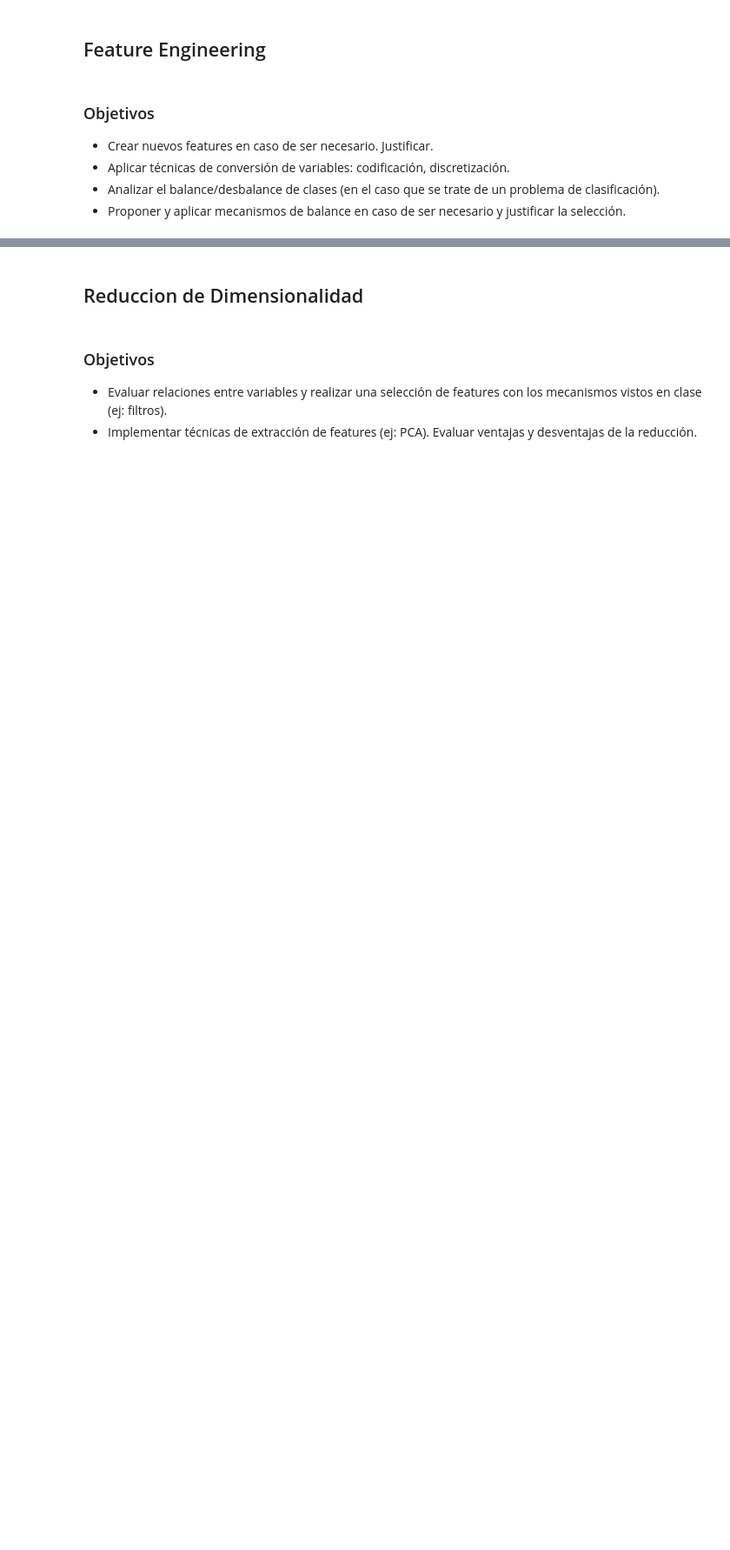
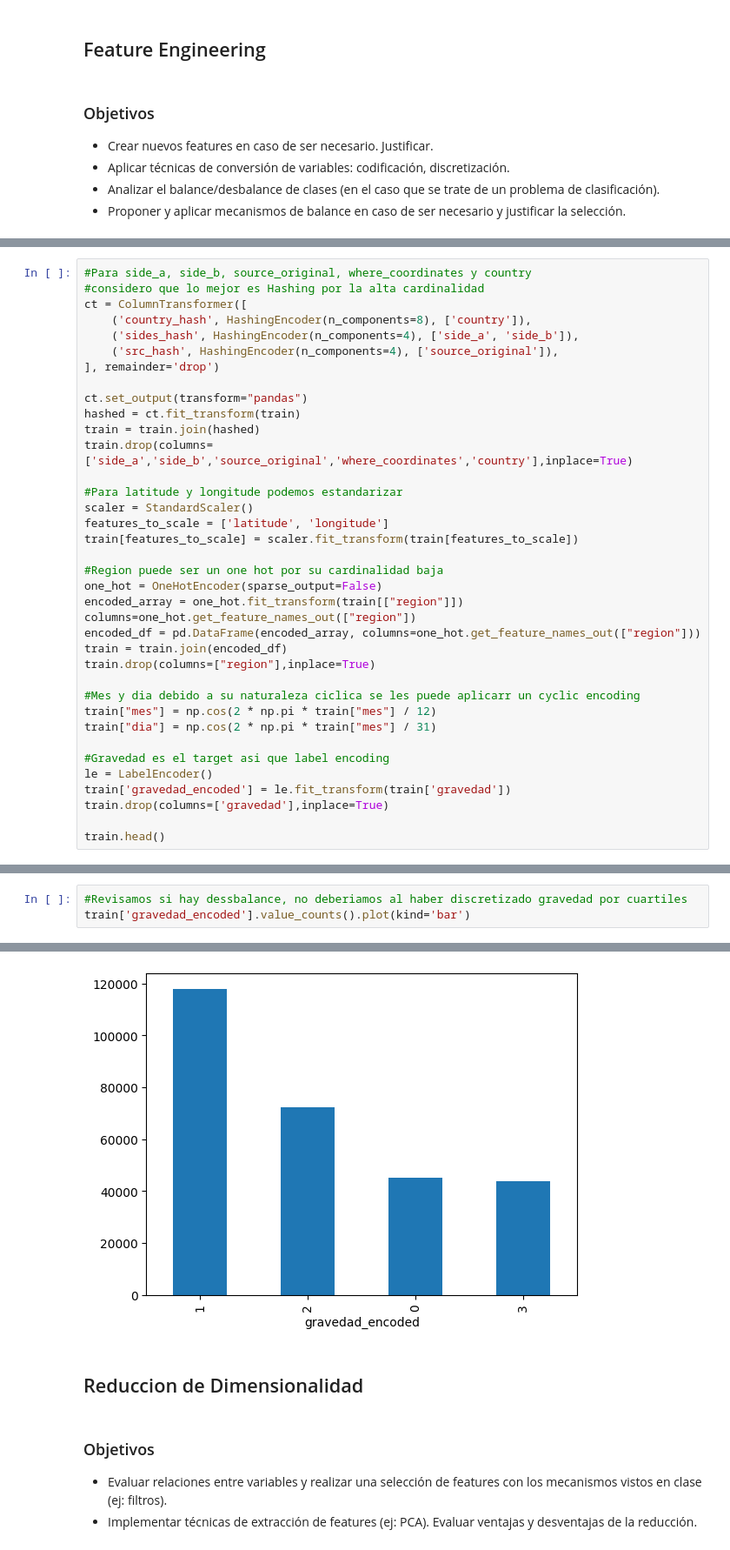
Before and after one commit to NachoXDX/CEIA_Analisis_de_datos, a Jupyter notebook: ejercicios/act_grupal/resNacho.ipynb, the cells around one changed output, grey strips where cells are left out. Shown at 87% size. Cells and saved outputs as stored; diff of their text form; blank space fills up the shorter version.

```diff
--- a/ejercicios/act_grupal/resNacho.ipynb
+++ b/ejercicios/act_grupal/resNacho.ipynb
@@ -230,0 +387,37 @@ Name: count, dtype: int64
+# %%
+#Para side_a, side_b, source_original, where_coordinates y country
+#considero que lo mejor es Hashing por la alta cardinalidad
+ct = ColumnTransformer([
+    ('country_hash', HashingEncoder(n_components=8), ['country']),
+    ('sides_hash', HashingEncoder(n_components=4), ['side_a', 'side_b']),
+    ('src_hash', HashingEncoder(n_components=4), ['source_original']),
+], remainder='drop')
+
+ct.set_output(transform="pandas")
+hashed = ct.fit_transform(train)
+train = train.join(hashed)
+train.drop(columns=['side_a','side_b','source_original','where_coordinates','country'],inplace=True)
+
+#Para latitude y longitude podemos estandarizar
+scaler = StandardScaler()
+features_to_scale = ['latitude', 'longitude']
+train[features_to_scale] = scaler.fit_transform(train[features_to_scale])
+
+#Region puede ser un one hot por su cardinalidad baja
+one_hot = OneHotEncoder(sparse_output=False)
+encoded_array = one_hot.fit_transform(train[["region"]])
+columns=one_hot.get_feature_names_out(["region"])
+encoded_df = pd.DataFrame(encoded_array, columns=one_hot.get_feature_names_out(["region"]))
+train = train.join(encoded_df)
+train.drop(columns=["region"],inplace=True)
+
+#Mes y dia debido a su naturaleza ciclica se les puede aplicarr un cyclic encoding
+train["mes"] = np.cos(2 * np.pi * train["mes"] / 12)
+train["dia"] = np.cos(2 * np.pi * train["mes"] / 31)
+
+#Gravedad es el target asi que label encoding
+le = LabelEncoder()
+train['gravedad_encoded'] = le.fit_transform(train['gravedad'])
+train.drop(columns=['gravedad'],inplace=True)
+
+train.head()
@@ -230,0 +431,4 @@ Name: count, dtype: int64
+# %%
+#Revisamos si hay dessbalance, no deberiamos al haber discretizado gravedad por cuartiles
+train['gravedad_encoded'].value_counts().plot(kind='bar')
+# %% [output]
@@ -231,3 +436,4 @@ Name: count, dtype: int64
+[figure, added]
 # %% [markdown]
 ## Reduccion de Dimensionalidad
 # %% [markdown]
```
Also changed, not shown: parts of 17 cells of this notebook, 2 other files.
